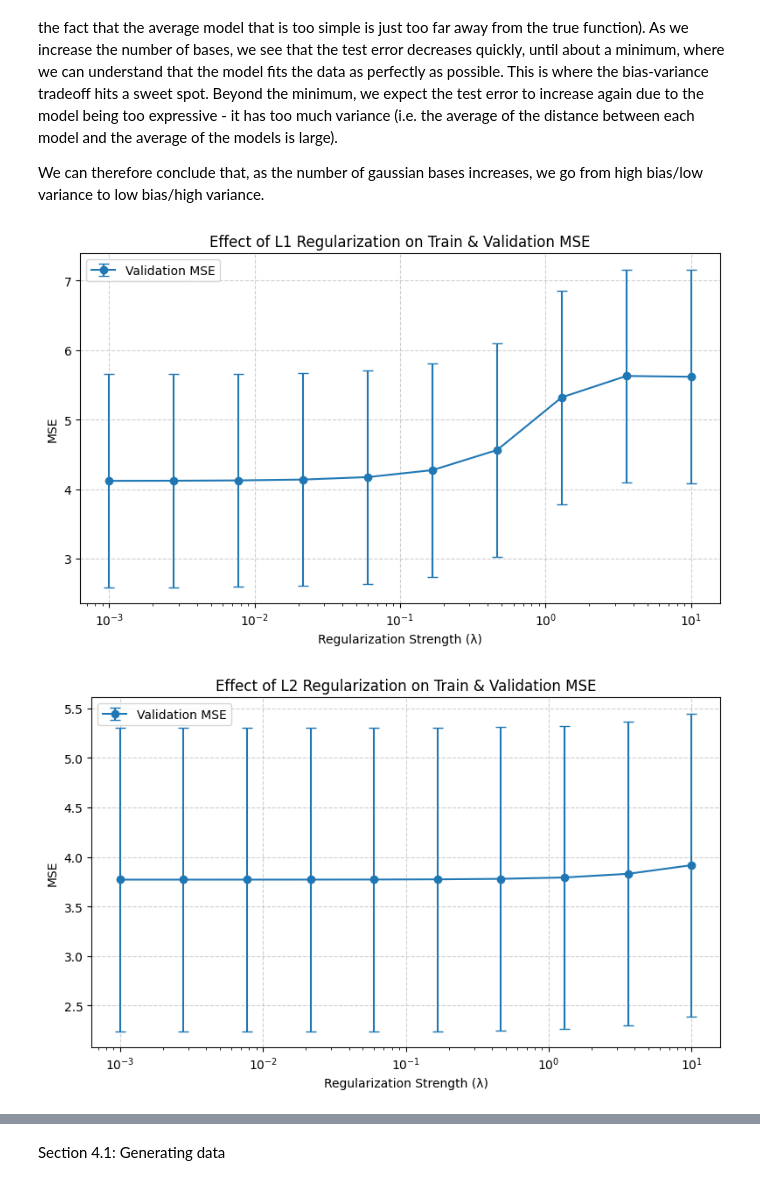
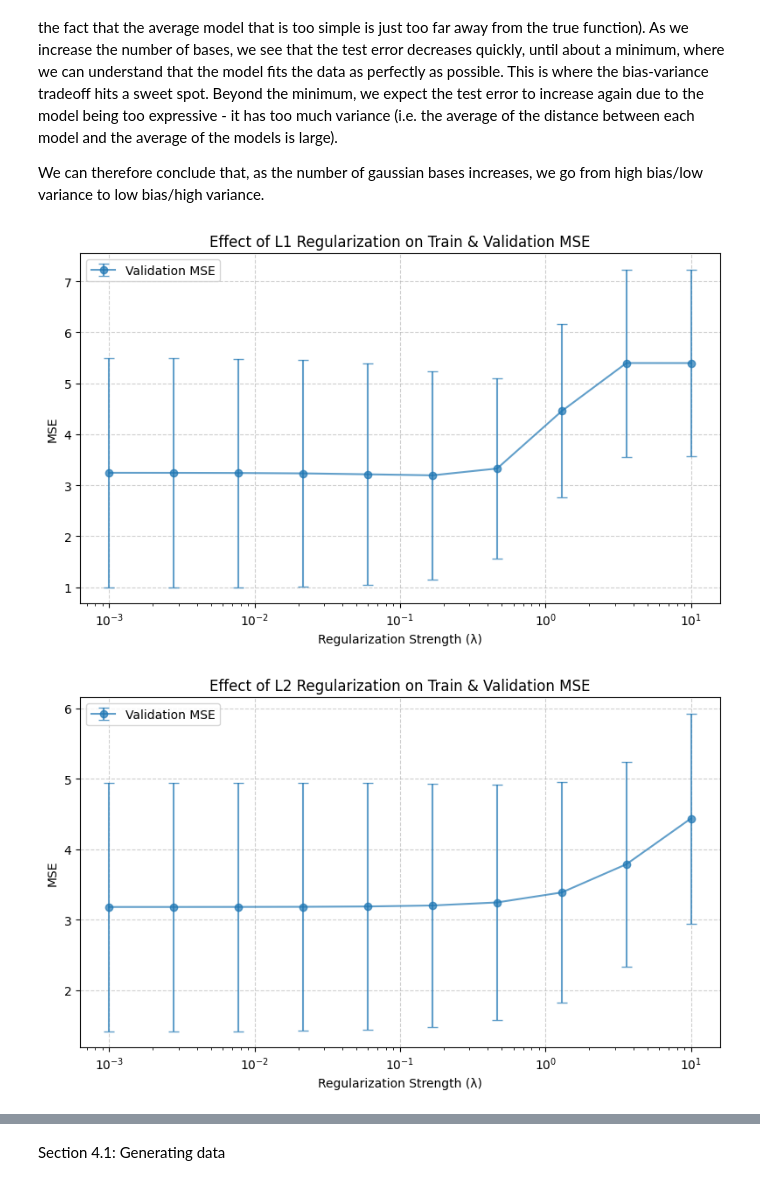
Before and after one commit to Steev3n/COMP551-F25, a Jupyter notebook: A2/A2code.ipynb, the cells around one changed output, grey strips where cells are left out. Cells and saved outputs as stored; diff of their text form; code cells hidden in the pictures.

Commit message:
fixed part 3 (part 4 name error)

```diff
--- a/A2/A2code.ipynb
+++ b/A2/A2code.ipynb
@@ -498,18 +498,28 @@ def cross_validate_regularization(X, y, num_features, basis_function, reg_type="
                 reg_type=reg_type,
                 lam=lam
             )
-            train_err = model.fit(GDMethods.GD, epoch=max_iter, learning_rate=lr, regularization=reg_type, regularization_strength=lam, output_err=True)
+            train_err = model.fit(GDMethods.GD,
+                                  epoch=max_iter,
+                                  learning_rate=lr,
+                                  regularization=reg_type,
+                                  regularization_strength=lam,
+                                  output_err=True)
 
-            y_val_pred = model.transform_X(X_val) @ model.weights
+            X_train_transformed = model.transform_X(X_train)
+            X_val_transformed = model.transform_X(X_val)
 
-            train_mse.append(np.mean(train_err["train_errs"]))
+            y_train_pred = X_train_transformed @ model.weights
+            y_val_pred = X_val_transformed @ model.weights
+
+
+            train_mse.append(np.mean((y_train - y_train_pred)**2))
             val_mse.append(np.mean((y_val - y_val_pred)**2))
 
         results[lam] = {
             "train_mse": np.mean(train_mse),
             "train_std": np.std(train_mse),
             "val_mse": np.mean(val_mse),
-            "test_std": np.std(test_mse)
+            "val_std": np.std(val_mse)
         }
 
     return results
@@ -525,14 +535,14 @@ num_datasets = 50
 sample_size = 100
 x_start, x_end = 1, 10
 D = 45                  # number of Gaussian bases
-max_iter = 70         # for L1 gradient descent
+max_iter = 500         # for L1 gradient descent
 lr = 1e-3               # learning rate for L1
 basis = BasisFunctions.GAUSSIAN
 
 # --- Main sweep ---
 for reg_type in ["L1", "L2"]:
-    train_means, val_means = [], []
-    train_stds, val_stds = [], []
+    all_train_means, all_val_means = [], []
+    all_train_stds, all_val_stds = [], []
 
     # List aggregates train and val errors across all "num_datasets" datasets.
     errors = []
@@ -548,47 +558,58 @@ for reg_type in ["L1", "L2"]:
         )
         x = data.get("x").reshape(-1)
         y = data.get("y").reshape(-1)
 
         # cross-validate for current lambda
         results = cross_validate_regularization(
             x, y, D, basis,
             reg_type=reg_type,
             lam_values=lam_values,
             max_iter=max_iter,
             lr=lr
         )
 
         errors.append(results)
 
-    # Extract keys and values
-    lambdas = np.array(list(results.keys()))
-    train_mse = np.array([results[l]["train_mse"] for l in lambdas])
-    train_std = np.array([results[l]["train_std"] for l in lambdas])
-    val_mse   = np.array([results[l]["val_mse"]   for l in lambdas])
-    val_std   = np.array([results[l]["test_std"]  for l in lambdas])  # assuming this is meant to be val_std/test_std
+        #extract keys and values
+        lambdas = np.array(list(results.keys()))
+        train_mse = np.array([results[l]["train_mse"] for l in lambdas])
+        train_std = np.array([results[l]["train_std"] for l in lambdas])
+        val_mse   = np.array([results[l]["val_mse"]   for l in lambdas])
+        val_std   = np.array([results[l]["val_std"]  for l in lambdas])  # assuming this is meant to be val_std/test_std
 
-    # Sort by lambda (optional but helps for smooth plots)
-    idx = np.argsort(lambdas)
-    lambdas = lambdas[idx]
-    train_mse, train_std = train_mse[idx], train_std[idx]
-    val_mse, val_std = val_mse[idx], val_std[idx]
+        #sort by lambda
+        idx = np.argsort(lambdas)
+        lambdas = lambdas[idx]
+        train_mse, train_std = train_mse[idx], train_std[idx]
+        val_mse, val_std = val_mse[idx], val_std[idx]
+
+        all_train_means.append(train_mse)
+        all_val_means.append(val_mse)
+        all_train_stds.append(train_std)
+        all_val_stds.append(val_std)
+
+    avg_train_mean = np.mean(all_train_means, axis=0)
+    avg_val_mean = np.mean(all_val_means, axis=0)
+    avg_train_std = np.mean(all_train_stds, axis=0)
+    avg_val_std = np.mean(all_val_stds, axis=0)
 
     # Plot
     plt.figure(figsize=(8,5))
     # plt.errorbar(lambdas, train_mse, yerr=train_std, fmt='-o', capsize=4, label='Train MSE')
-    plt.errorbar(lambdas, val_mse,   yerr=val_std,   fmt='-o', capsize=4, label='Validation MSE')
+    #plt.errorbar(lambdas, avg_train_mean, yerr=avg_train_std, fmt='-o', capsize=4, label='Train MSE', alpha=0.7)
+    plt.errorbar(lambdas, avg_val_mean, yerr=avg_val_std, fmt='-o', capsize=4, label='Validation MSE', alpha=0.7)
 
     plt.xscale('log')
     plt.xlabel('Regularization Strength (λ)')
     plt.ylabel('MSE')
     plt.title(f"Effect of {reg_type} Regularization on Train & Validation MSE")
     plt.legend()
     plt.grid(True, linestyle='--', alpha=0.6)
     plt.tight_layout()
     plt.show()
 # %% [output]
-[figure, old version]
+[figure, new version]
-[figure, old version]
+[figure, new version]
 # %%
 from enum import Enum
 
```
Also changed, not shown: parts of 6 cells of this notebook.
